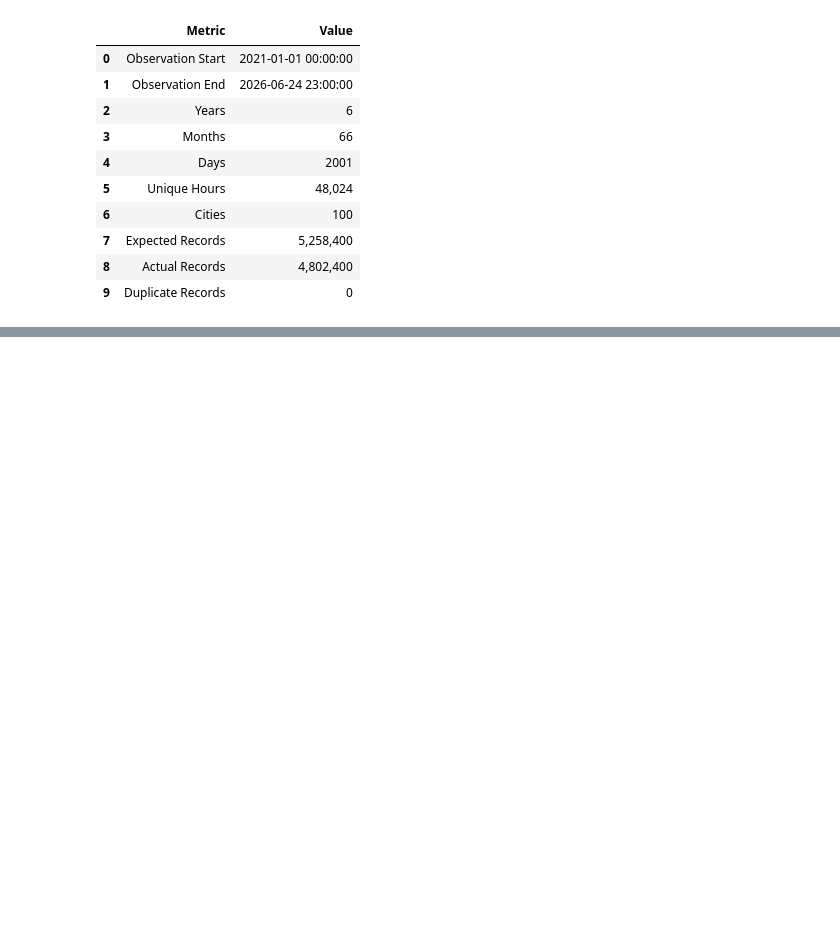
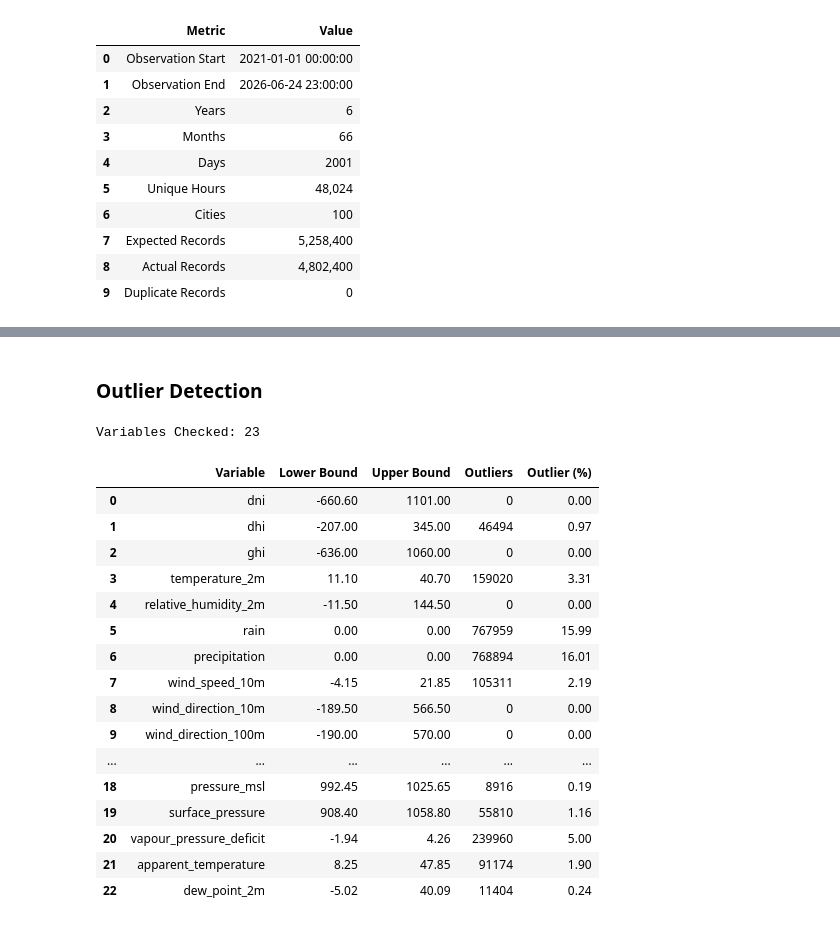
Before and after one commit to Bhushan-Alva/EcoScope, a Jupyter notebook: notebooks/01_data_audit.ipynb, the cells around one changed output, grey strips where cells are left out. Cells and saved outputs as stored; diff of their text form; code cells hidden in the pictures; blank space fills up the shorter version.

```diff
--- a/notebooks/01_data_audit.ipynb
+++ b/notebooks/01_data_audit.ipynb
@@ -373,0 +1398,72 @@ display(summary)
+# %% [markdown]
+### Outlier Detection
+# %%
+# Numerical Variables
+
+numerical_columns = data.select_dtypes(include=["number"]).columns.tolist()
+
+# Exclude metadata columns
+exclude_columns = [
+    "rank",
+    "tier",
+    "latitude",
+    "longitude"
+]
+
+numerical_columns = [
+    col for col in numerical_columns
+    if col not in exclude_columns
+]
+
+print(f"Variables Checked: {len(numerical_columns)}")
+# %% [output]
+Variables Checked: 23
+# %%
+# IQR Outlier Detection
+
+outlier_results = []
+
+for column in numerical_columns:
+
+    Q1 = data[column].quantile(0.25)
+    Q3 = data[column].quantile(0.75)
+
+    IQR = Q3 - Q1
+
+    lower = Q1 - 1.5 * IQR
+    upper = Q3 + 1.5 * IQR
+
+    outliers = (
+        (data[column] < lower) |
+        (data[column] > upper)
+    )
+
+    outlier_results.append({
+        "Variable": column,
+        "Lower Bound": round(lower, 2),
+        "Upper Bound": round(upper, 2),
+        "Outliers": outliers.sum(),
+        "Outlier (%)": round(outliers.mean() * 100, 2)
+    })
+
+outlier_summary = pd.DataFrame(outlier_results)
+
+display(outlier_summary)
+# %% [output]
+|  | Variable | Lower Bound | Upper Bound | Outliers | Outlier (%) |
+| 0 | dni | -660.60 | 1101.00 | 0 | 0.00 |
+| 1 | dhi | -207.00 | 345.00 | 46494 | 0.97 |
+| 2 | ghi | -636.00 | 1060.00 | 0 | 0.00 |
+| 3 | temperature_2m | 11.10 | 40.70 | 159020 | 3.31 |
+| 4 | relative_humidity_2m | -11.50 | 144.50 | 0 | 0.00 |
+| 5 | rain | 0.00 | 0.00 | 767959 | 15.99 |
+| 6 | precipitation | 0.00 | 0.00 | 768894 | 16.01 |
+| 7 | wind_speed_10m | -4.15 | 21.85 | 105311 | 2.19 |
+| 8 | wind_direction_10m | -189.50 | 566.50 | 0 | 0.00 |
+| 9 | wind_direction_100m | -190.00 | 570.00 | 0 | 0.00 |
+| ... | ... | ... | ... | ... | ... |
+| 18 | pressure_msl | 992.45 | 1025.65 | 8916 | 0.19 |
+| 19 | surface_pressure | 908.40 | 1058.80 | 55810 | 1.16 |
+| 20 | vapour_pressure_deficit | -1.94 | 4.26 | 239960 | 5.00 |
+| 21 | apparent_temperature | 8.25 | 47.85 | 91174 | 1.90 |
+| 22 | dew_point_2m | -5.02 | 40.09 | 11404 | 0.24 |
```
Also changed, not shown: parts of 78 cells of this notebook.
